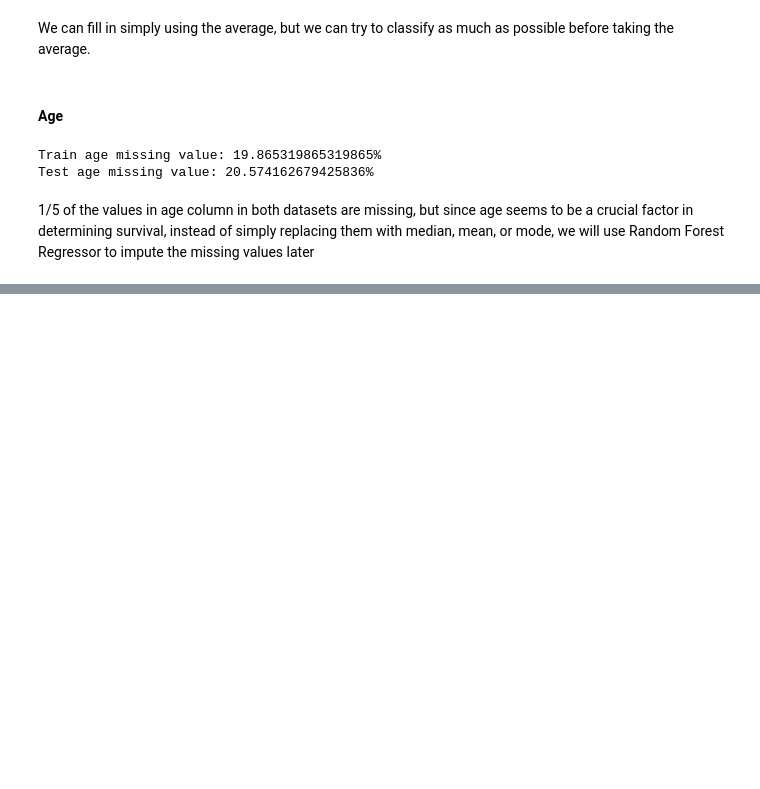
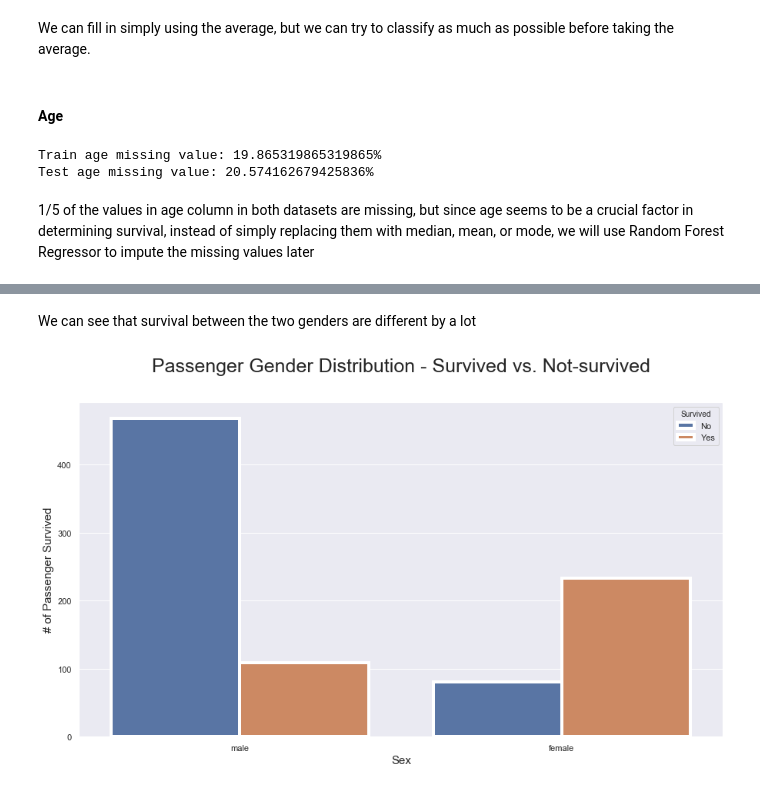
Before and after one commit to lsh950919/Kaggle, a Jupyter notebook: Titanic 2.ipynb, the cells around one changed output, grey strips where cells are left out. Drawn from its saved outputs; the diff is of its cells as text; code cells hidden in the pictures; blank space fills up the shorter version.

```diff
--- a/Titanic 2.ipynb
+++ b/Titanic 2.ipynb
@@ -273,0 +308,22 @@ Test age missing value: 20.574162679425836%
+# %% [markdown]
+We can see that survival between the two genders are different by a lot
+# %%
+sns.set(style = 'darkgrid')
+plt.subplots(figsize = (15, 8))
+ax = sns.countplot(x = 'sex',
+                  hue = 'survived',
+                  data = train,
+                  linewidth = 4)
+
+plt.title('Passenger Gender Distribution - Survived vs. Not-survived', fontsize = 25, pad = 40)
+plt.xlabel('Sex', fontsize = 15)
+plt.ylabel('# of Passenger Survived', fontsize = 15)
+
+leg = ax.get_legend()
+leg.set_title('Survived')
+legs = leg.texts
+legs[0].set_text('No')
+legs[1].set_text('Yes')
+plt.show()
+# %% [output]
+[figure, added]
```
Also changed, not shown: parts of 12 cells of this notebook.
